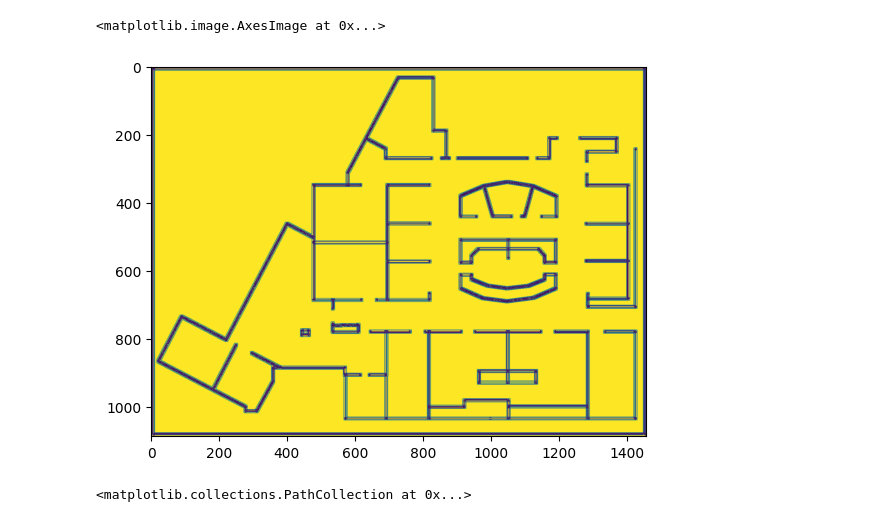
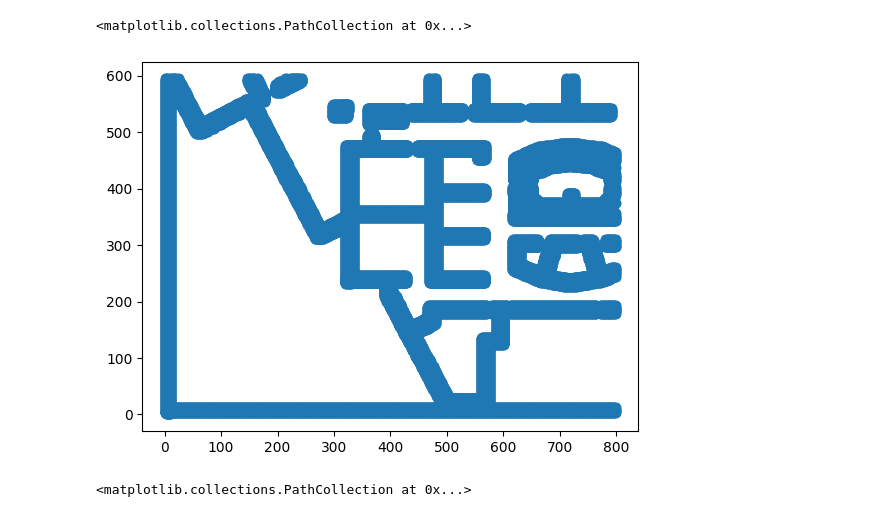
Before and after one commit to leaguilar/pysovist, a Jupyter notebook: example.ipynb, the cells around one changed output. Cells and saved outputs as stored; diff of their text form; code cells hidden in the pictures.

Commit message:
0609
added raster image import methods

```diff
--- a/example.ipynb
+++ b/example.ipynb
@@ -22,37 +22,21 @@ import matplotlib.pyplot as plt
 vis_2d.detect_boundaries(return_dense=False)
 #vis_2d.view_areas(dark=False)
 # %%
-import cv2
-import skfmm
-from scipy.ndimage import gaussian_filter, sobel
+import matplotlib.pyplot as plt
+from io_src.import_image import import_img
 import numpy as np
 
-img = cv2.imread('../lines_hospital.png',cv2.IMREAD_GRAYSCALE)
-def fmm_edges(img:np.array, sigma:float=1,alpha:int=20,p:int=2,percentile:int=95):
-    img_f = gaussian_filter(img,sigma=sigma)
-    gx = sobel(img_f,axis=1)
-    gy = sobel(img_f,axis=0)
-    grad = np.sqrt(gx**2+gy**2)
-    grad_norm = grad/(grad.max()+1e-8)
-    F = 1.0 / (1.0+alpha*grad_norm**p)
-    phi = np.ones_like(img,dtype=int)
-    phi[0,:] = -1
-    phi[-1,:] = -1
-    phi[:,0] = -1
-    phi[:,-1] = -1
-    t = skfmm.travel_time(phi,speed=F)
-    tx = sobel(t,axis=1)
-    ty = sobel(t,axis=0)
-    t_grad = np.sqrt(tx**2+ty**2)
-    edges = t_grad > np.percentile(t_grad,percentile)
-    return edges, t, F
-
-edges, t, F = fmm_edges(img)
-
-plt.imshow(F)
+img = import_img('../lines_hospital.png',20,crop_extents=[0,0.8,0,0.8])
+mask = img>0.7
+img[mask] = 0
+#edges_pts = np.argwhere(np.nonzero(img))
+edges_pts = np.argwhere(img)
+plt.scatter(edges_pts[:,1],edges_pts[:,0])
+#plt.imshow(img)
+#plt.colorbar()
 # %% [output]
-<matplotlib.image.AxesImage at 0x...>
+<matplotlib.collections.PathCollection at 0x...>
-[figure, old version]
+[figure, new version]
 # %%
 from src.graph_2d import knn_graph, centrality, closeness
 import numpy as np
```
Also changed, not shown: 2 other files.
